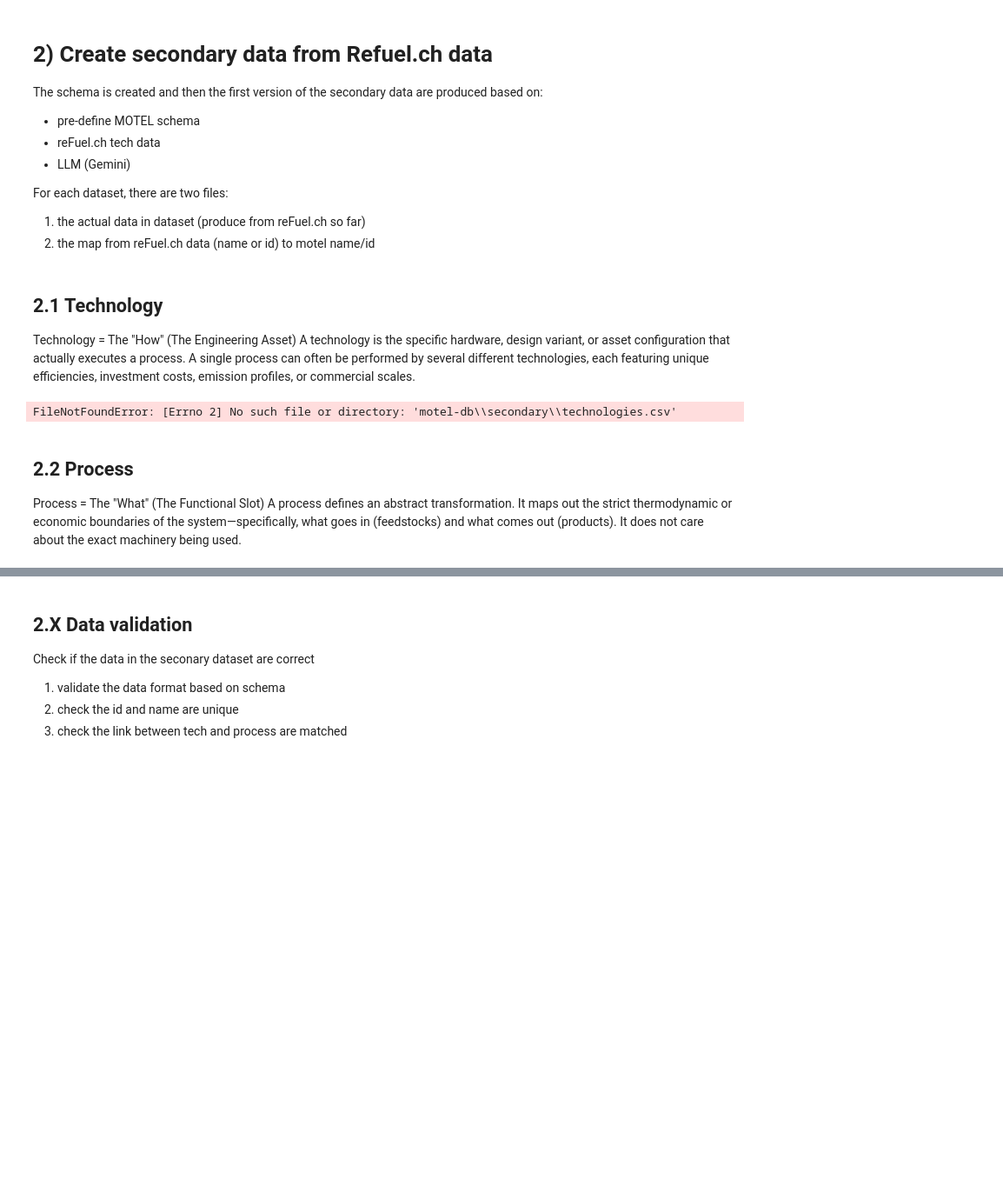
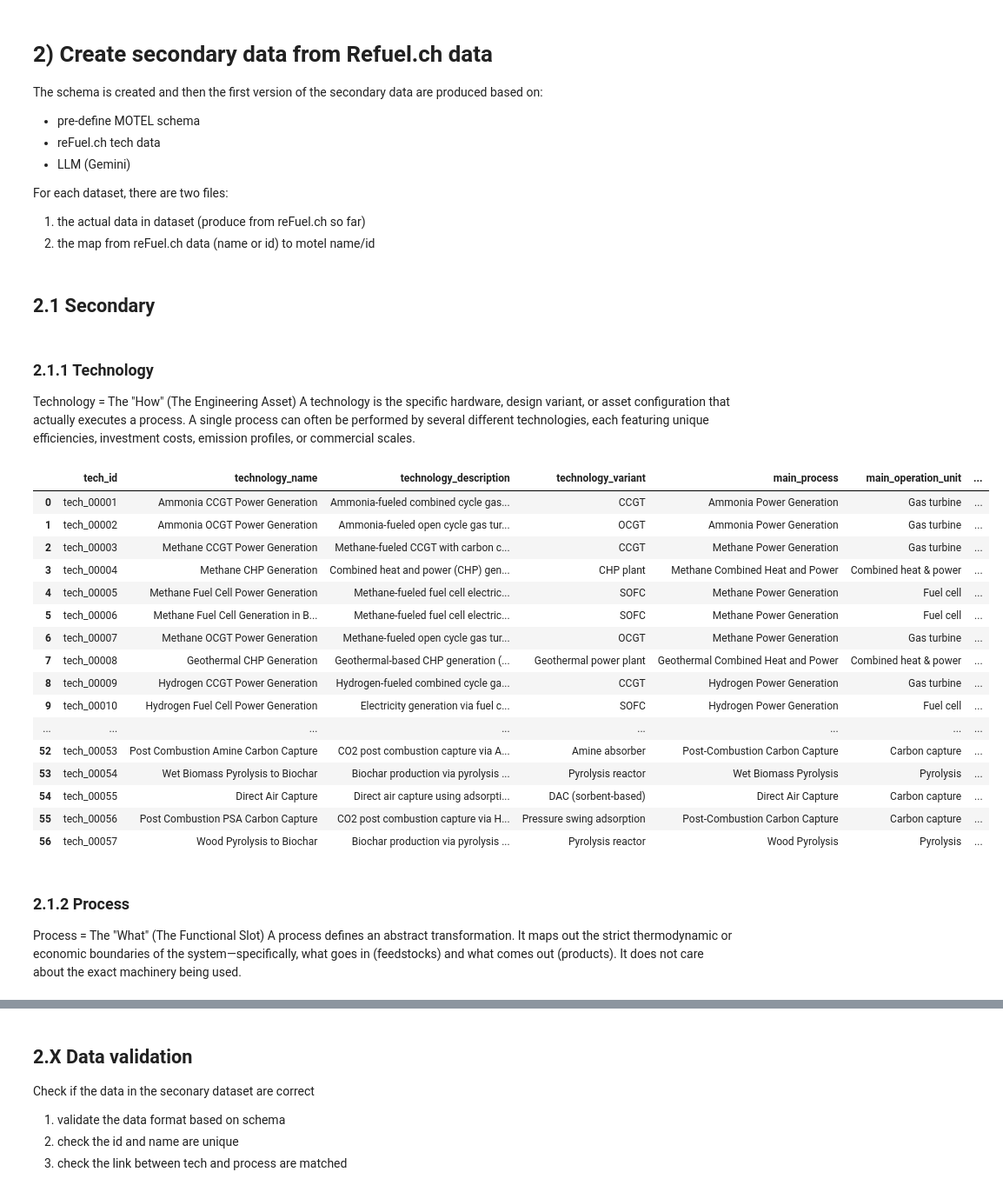
Before and after one commit to uesl-empa/motel-platform, a Jupyter notebook: dev2/reFuel2unmapped_rev2.ipynb, the cells around one changed output, grey strips where cells are left out. Shown at 87% size. Cells and saved outputs as stored; diff of their text form; code cells hidden in the pictures; blank space fills up the shorter version.

```diff
--- a/dev2/reFuel2unmapped_rev2.ipynb
+++ b/dev2/reFuel2unmapped_rev2.ipynb
@@ -65,17 +62,37 @@ datasets = {}
+# %% [markdown]
+## 2.1 Secondary
+# %%
+di_snd = {}
 # %% [markdown]
-## 2.1 Technology
+### 2.1.1 Technology
 
 Technology = The "How" (The Engineering Asset)
 A technology is the specific hardware, design variant, or asset configuration that actually executes a process. A single process can often be performed by several different technologies, each featuring unique efficiencies, investment costs, emission profiles, or commercial scales.
 # %%
 path_tech = r'motel-db\secondary\technologies.csv'
 
-ds_tech = datasets['tech'] = pd.read_csv(path_tech)
+ds_tech = di_snd['tech'] = pd.read_csv(path_tech)
 ds_tech
 # %% [output]
-FileNotFoundError: [Errno 2] No such file or directory: 'motel-db\\secondary\\technologies.csv'
+|  | tech_id | technology_name | technology_description | technology_variant | main_process | main_operation_unit | ... |
+| 0 | tech_00001 | Ammonia CCGT Power Generation | Ammonia-fueled combined cycle gas... | CCGT | Ammonia Power Generation | Gas turbine | ... |
+| 1 | tech_00002 | Ammonia OCGT Power Generation | Ammonia-fueled open cycle gas tur... | OCGT | Ammonia Power Generation | Gas turbine | ... |
+| 2 | tech_00003 | Methane CCGT Power Generation | Methane-fueled CCGT with carbon c... | CCGT | Methane Power Generation | Gas turbine | ... |
+| 3 | tech_00004 | Methane CHP Generation | Combined heat and power (CHP) gen... | CHP plant | Methane Combined Heat and Power | Combined heat & power | ... |
+| 4 | tech_00005 | Methane Fuel Cell Power Generation | Methane-fueled fuel cell electric... | SOFC | Methane Power Generation | Fuel cell | ... |
+| 5 | tech_00006 | Methane Fuel Cell Generation in B... | Methane-fueled fuel cell electric... | SOFC | Methane Power Generation | Fuel cell | ... |
+| 6 | tech_00007 | Methane OCGT Power Generation | Methane-fueled open cycle gas tur... | OCGT | Methane Power Generation | Gas turbine | ... |
+| 7 | tech_00008 | Geothermal CHP Generation | Geothermal-based CHP generation (... | Geothermal power plant | Geothermal Combined Heat and Power | Combined heat & power | ... |
+| 8 | tech_00009 | Hydrogen CCGT Power Generation | Hydrogen-fueled combined cycle ga... | CCGT | Hydrogen Power Generation | Gas turbine | ... |
+| 9 | tech_00010 | Hydrogen Fuel Cell Power Generation | Electricity generation via fuel c... | SOFC | Hydrogen Power Generation | Fuel cell | ... |
+| ... | ... | ... | ... | ... | ... | ... | ... |
+| 52 | tech_00053 | Post Combustion Amine Carbon Capture | CO2 post combustion capture via A... | Amine absorber | Post-Combustion Carbon Capture | Carbon capture | ... |
+| 53 | tech_00054 | Wet Biomass Pyrolysis to Biochar | Biochar production via pyrolysis ... | Pyrolysis reactor | Wet Biomass Pyrolysis | Pyrolysis | ... |
+| 54 | tech_00055 | Direct Air Capture | Direct air capture using adsorpti... | DAC (sorbent-based) | Direct Air Capture | Carbon capture | ... |
+| 55 | tech_00056 | Post Combustion PSA Carbon Capture | CO2 post combustion capture via H... | Pressure swing adsorption | Post-Combustion Carbon Capture | Carbon capture | ... |
+| 56 | tech_00057 | Wood Pyrolysis to Biochar | Biochar production via pyrolysis ... | Pyrolysis reactor | Wood Pyrolysis | Pyrolysis | ... |
 # %% [markdown]
-## 2.2 Process
+### 2.1.2 Process
 
 Process = The "What" (The Functional Slot)
 A process defines an abstract transformation. It maps out the strict thermodynamic or economic boundaries of the system—specifically, what goes in (feedstocks) and what comes out (products). It does not care about the exact machinery being used.
```
Also changed, not shown: parts of 19 cells of this notebook, 12 other files.
